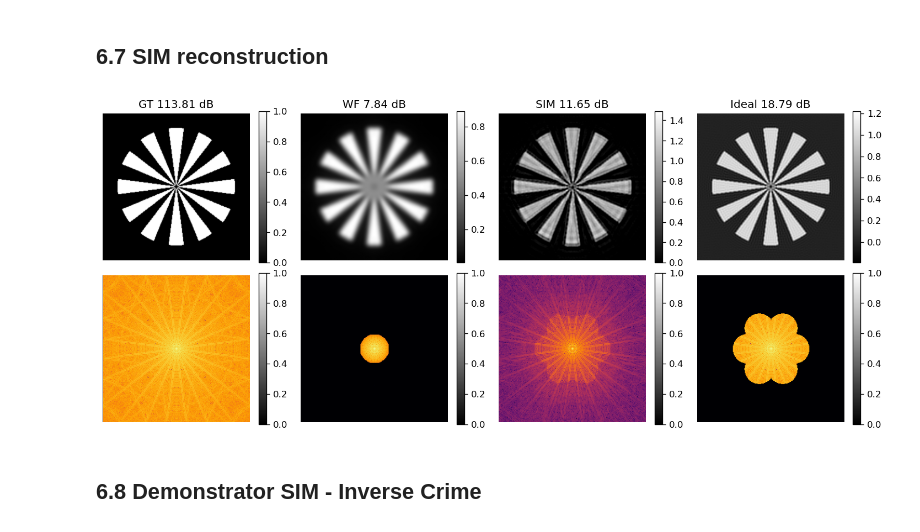
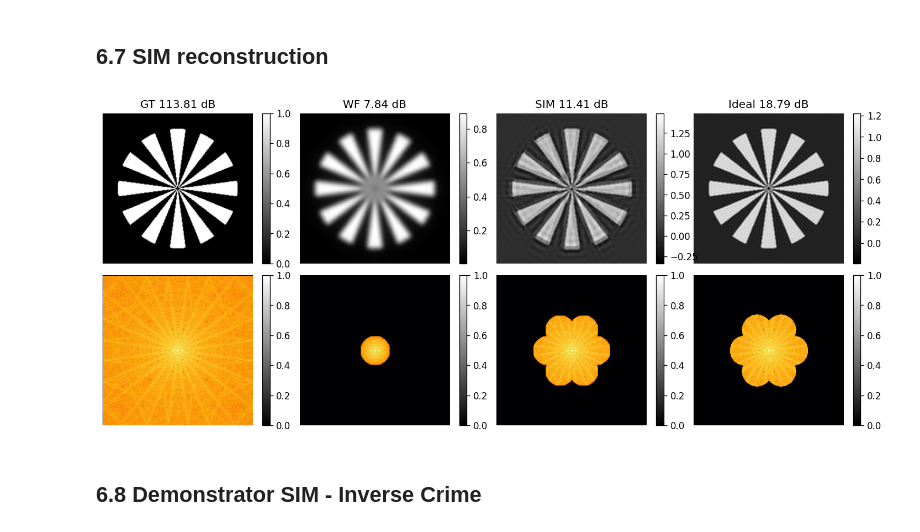
Before and after one commit to dasv74/Fourier-companion-lecture-notebooks, a Jupyter notebook: 6_Fourier_SIM.ipynb, the cells around one changed output. Drawn from its saved outputs; the diff is of its cells as text; code cells hidden in the pictures.

```diff
--- a/6_Fourier_SIM.ipynb
+++ b/6_Fourier_SIM.ipynb
@@ -150,10 +140,14 @@ interactive(children=(FloatSlider(value=10.0, description='period', layout=Layou
 # %% [markdown]
 ## 6.5 Simulation of SIM acquisition
 # %%
-period = 20; fc = 0.05 ; noise = 0.
-y = simulation_sim(img, period, fc, noise)
-fig,ax=plt.subplots(3,3,figsize=(5,5))
-for i,angle in enumerate(angles):
-    for j,phase in enumerate(phases): showim(ax[j,i],y[i+3*j],f"θ={angle}° φ={phase}°")
-plt.tight_layout(pad=0.2); plt.show()
+@interact(period=FloatSlider(min=1, max=32, step=0.25, value=6.25,description='Period', layout=layout,style=style),
+          freqcut=FloatSlider(min=0.001, max=0.2, step=0.001, value=0.05,readout_format='.3f',description='Frequency cut',layout=layout,style=style),
+          noise=FloatSlider(min=0,max=1,step=0.1,value=0.0,readout_format='.3f',description='Noise',layout=layout,style=style),
+         )
+def demo_simualtion_patterns(freqcut, period, noise):
+    y = simulation_sim(img, period, freqcut, noise)
+    fig,ax=plt.subplots(3,3,figsize=(5,5))
+    for i,angle in enumerate(angles):
+        for j,phase in enumerate(phases): showim(ax[j,i],y[i+3*j],f"θ={angle}° φ={phase}°")
+    plt.tight_layout(pad=0.2); plt.show()
 # %% [output]
@@ -189,43 +184,27 @@ plt.tight_layout(pad=0.2); plt.show()
 # %% [markdown]
 ## 6.7 SIM reconstruction
 # %%
-def sim_reconstruction_DS(y, u):
-    A = np.array([[1, np.exp(1j*np.deg2rad(p))/2, np.exp(-1j*np.deg2rad(p))/2] for p in phases], dtype=complex)
-    Ai = np.linalg.inv(A)
-    C0_all, Cp_all, Cm_all = [], [], []
-    for a in range(3):
-        Ys =  fft2c(y[3*a:3*a+3])
-        C0 = Ai[0,0]*Ys[0] + Ai[0,1]*Ys[1] + Ai[0,2]*Ys[2]
-        Cp = Ai[1,0]*Ys[0] + Ai[1,1]*Ys[1] + Ai[1,2]*Ys[2]
-        Cm = Ai[2,0]*Ys[0] + Ai[2,1]*Ys[1] + Ai[2,2]*Ys[2]
-        C0_all += [C0]
-        Cp_all += [shiftF(Cp,  -u[a]*size)]
-        Cm_all += [shiftF(Cm, u[a]*size)]
-    Fsim = sum(C0_all)/3 + sum(Cp_all) + sum(Cm_all)
-    sim = np.real(ifft2c(Fsim))
-    return sim
-
 def sim_reconstruction(y, u, psf, power_wiener_reg=-3):
     regul = np.power(10.0,power_wiener_reg)
     A = np.array([[1, np.exp(1j*np.deg2rad(p))/2, np.exp(-1j*np.deg2rad(p))/2] for p in phases], dtype=complex)
     Ai = np.linalg.inv(A)
     OTFc = fft2c(np.fft.ifftshift(psf))
     denominator =  3*np.abs(OTFc)**2  # Put altready the three WF contributions
-    C0_all, Cp_all, Cm_all = [], [], []
+    C0_all, Cp_all, Cn_all = [], [], []
     for a in range(3):
         Ys =  fft2c(y[3*a:3*a+3])
         C0 = Ai[0,0]*Ys[0] + Ai[0,1]*Ys[1] + Ai[0,2]*Ys[2]
         Cp = Ai[1,0]*Ys[0] + Ai[1,1]*Ys[1] + Ai[1,2]*Ys[2]
-        Cm = Ai[2,0]*Ys[0] + Ai[2,1]*Ys[1] + Ai[2,2]*Ys[2]
+        Cn = Ai[2,0]*Ys[0] + Ai[2,1]*Ys[1] + Ai[2,2]*Ys[2]
         OTFp = shiftF(OTFc, -u[a]*size)
         OTFm = shiftF(OTFc,  u[a]*size)
         denominator += np.abs(OTFp)**2 + np.abs(OTFm)**2
         C0_all += [np.conj(OTFc) * C0]
         Cp_all += [np.conj(OTFp) * shiftF(Cp, -u[a]*size)]
-        Cm_all += [np.conj(OTFm) * shiftF(Cm, u[a]*size)]
-    Fsim = (sum(C0_all) + sum(Cp_all) + sum(Cm_all)) / (denominator + regul)
+        Cn_all += [np.conj(OTFm) * shiftF(Cn, u[a]*size)]
+    Fsim = (sum(C0_all) + sum(Cp_all) + sum(Cn_all)) / (denominator + regul)
     sim = np.real(ifft2c(Fsim))
-    sim = np.maximum(sim, 0)
+    #sim = np.maximum(sim, 0)
     return sim
 
 def sim_ideal_mask(img, u):
@@ -242,29 +221,29 @@ def sim_ideal_mask(img, u):
 # %%
 fc = 0.05 ; noise = 0. ; period = 6.24
 wf = simulation_acq(img, create_psf(fc), noise)
 y = simulation_sim(img, period, fc, noise)
 psf = create_psf(fc)
 u = np.stack([np.cos(np.deg2rad(angles)), np.sin(np.deg2rad(angles))], axis=1) / period
 
 # SIM reconstruction
-sim_recons = sim_reconstruction(y,u,psf)
+sim = sim_reconstruction(y,u,psf)
 
 # SIM ideal masking
 ideal =  sim_ideal_mask(img, u)
 
 def decorate(ax, title, snrv=None): ax.set_title(title if snrv is None else f"{title} {snrv:.2f} dB"); ax.axis("off")
 fig, ax = plt.subplots(2,4,figsize=(12,5))
 im0 = ax[0,0].imshow(img); decorate(ax[0,0], "GT",  snr(img,img)); fig.colorbar(im0, ax=ax[0,0])
 im1 = ax[0,1].imshow(wf);  decorate(ax[0,1], "WF",  snr(img,wf )); fig.colorbar(im1, ax=ax[0,1])
 im2 = ax[0,2].imshow(sim); decorate(ax[0,2], "SIM", snr(img,sim)); fig.colorbar(im2, ax=ax[0,2])
 im3 = ax[0,3].imshow(ideal); decorate(ax[0,3], "Ideal", snr(img,ideal));fig.colorbar(im3, ax=ax[0,3])
 fm0 = showFM(ax[1,0],fft2c(img)); fig.colorbar(fm0, ax=ax[1,0])
 fm1 = showFM(ax[1,1],fft2c(wf));fig.colorbar(fm1, ax=ax[1,1])
 fm2 = showFM(ax[1,2],fft2c(sim));fig.colorbar(fm2, ax=ax[1,2])
 fm3 = showFM(ax[1,3],fft2c(ideal));fig.colorbar(fm3, ax=ax[1,3])
 plt.tight_layout(pad=0.2); plt.show()
 # %% [output]
-[figure, old version]
+[figure, new version]
 # %% [markdown]
 ## 6.8 Demonstrator SIM - Inverse Crime
 # %%
```
Also changed, not shown: parts of 5 cells of this notebook, 1 other file.
